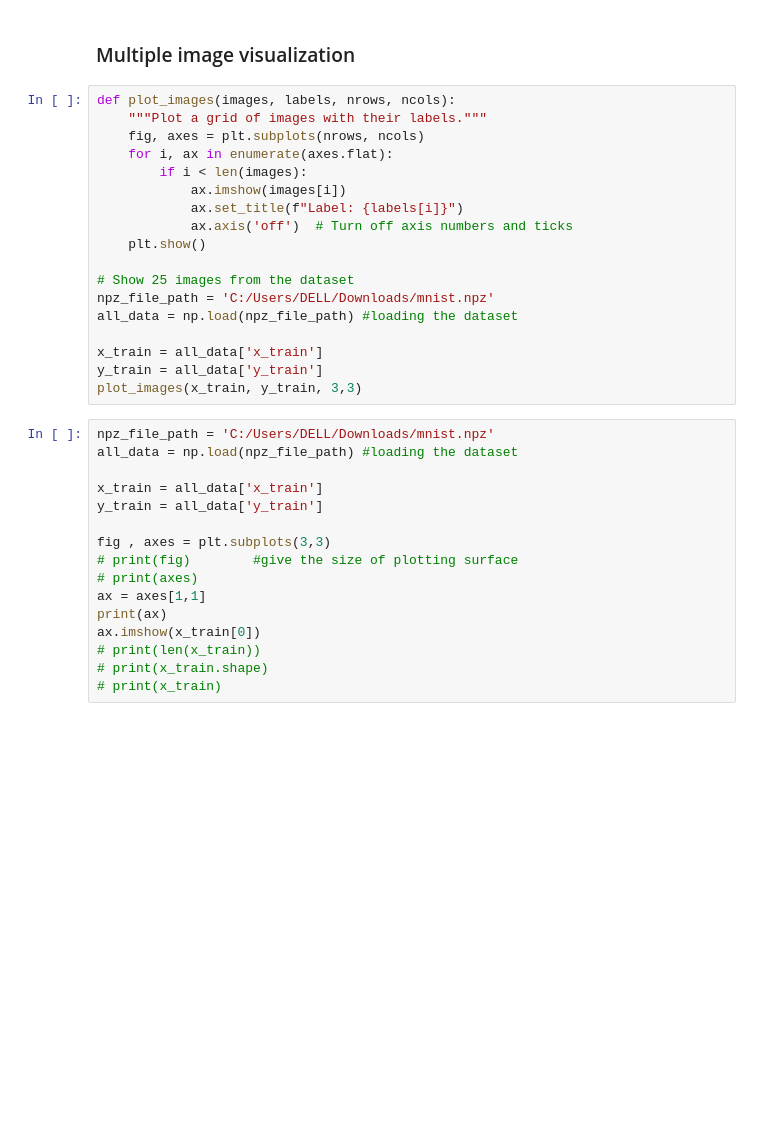
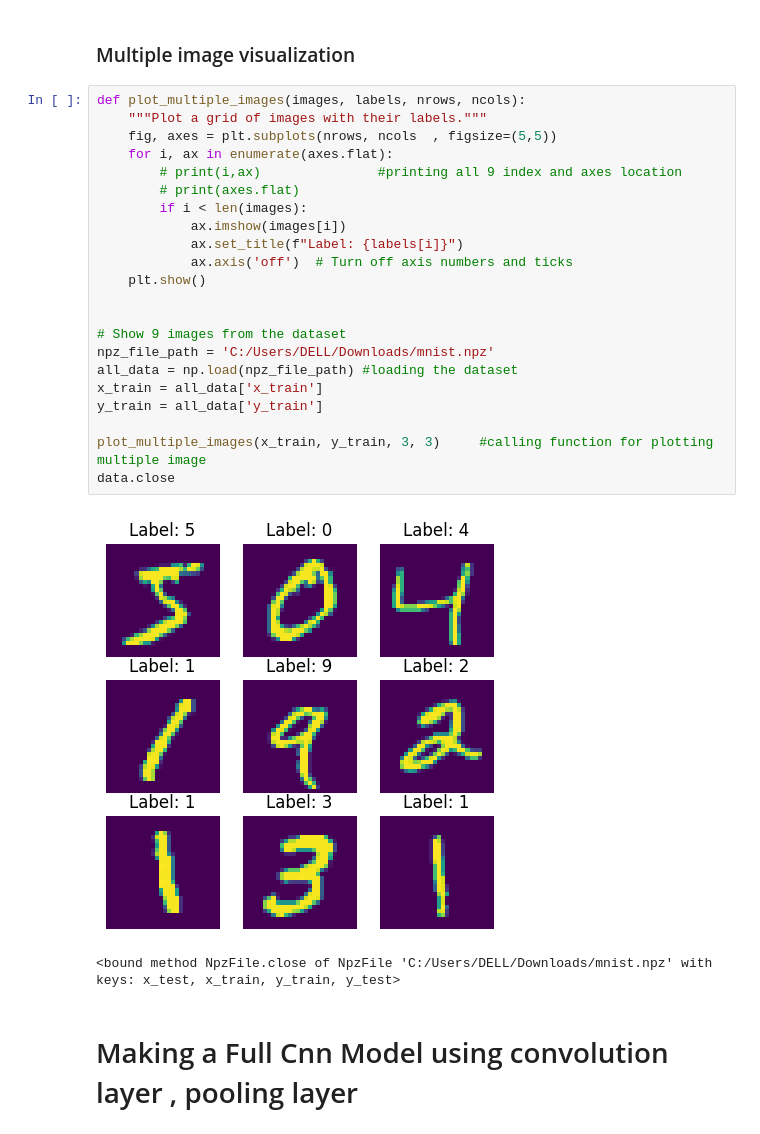
Before and after one commit to store-future/Machine-Learning-Projects, a Jupyter notebook: handDigit_Recognition/mnist_classifier_script.ipynb, the cells around one changed output. Drawn from its saved outputs; the diff is of its cells as text; blank space fills up the shorter version.

```diff
--- a/handDigit_Recognition/mnist_classifier_script.ipynb
+++ b/handDigit_Recognition/mnist_classifier_script.ipynb
@@ -78,36 +141,29 @@ printing_single_image(npz_file_path,image_index)
 # %% [markdown]
 ### Multiple image visualization
 # %%
-def plot_images(images, labels, nrows, ncols):
+def plot_multiple_images(images, labels, nrows, ncols):
     """Plot a grid of images with their labels."""
-    fig, axes = plt.subplots(nrows, ncols)
+    fig, axes = plt.subplots(nrows, ncols  , figsize=(5,5))
     for i, ax in enumerate(axes.flat):
+        # print(i,ax)               #printing all 9 index and axes location
+        # print(axes.flat)
         if i < len(images):
             ax.imshow(images[i])
             ax.set_title(f"Label: {labels[i]}")
             ax.axis('off')  # Turn off axis numbers and ticks
     plt.show()
 
-# Show 25 images from the dataset
+
+# Show 9 images from the dataset
 npz_file_path = 'C:/Users/DELL/Downloads/mnist.npz'
 all_data = np.load(npz_file_path) #loading the dataset
-
 x_train = all_data['x_train']
 y_train = all_data['y_train']
-plot_images(x_train, y_train, 3,3)
+
+plot_multiple_images(x_train, y_train, 3, 3)     #calling function for plotting multiple image
+data.close
+# %% [output]
+[figure, added]
+<bound method NpzFile.close of NpzFile 'C:/Users/DELL/Downloads/mnist.npz' with keys: x_test, x_train, y_train, y_test>
-# %%
-npz_file_path = 'C:/Users/DELL/Downloads/mnist.npz'
-all_data = np.load(npz_file_path) #loading the dataset
-
-x_train = all_data['x_train']
-y_train = all_data['y_train']
-
-fig , axes = plt.subplots(3,3)
-# print(fig)        #give the size of plotting surface
-# print(axes)
-ax = axes[1,1]
-print(ax)
-ax.imshow(x_train[0])
-# print(len(x_train))
-# print(x_train.shape)
-# print(x_train)
+# %% [markdown]
+# Making a Full Cnn Model using convolution layer , pooling layer
```
Also changed, not shown: parts of 13 cells of this notebook.
